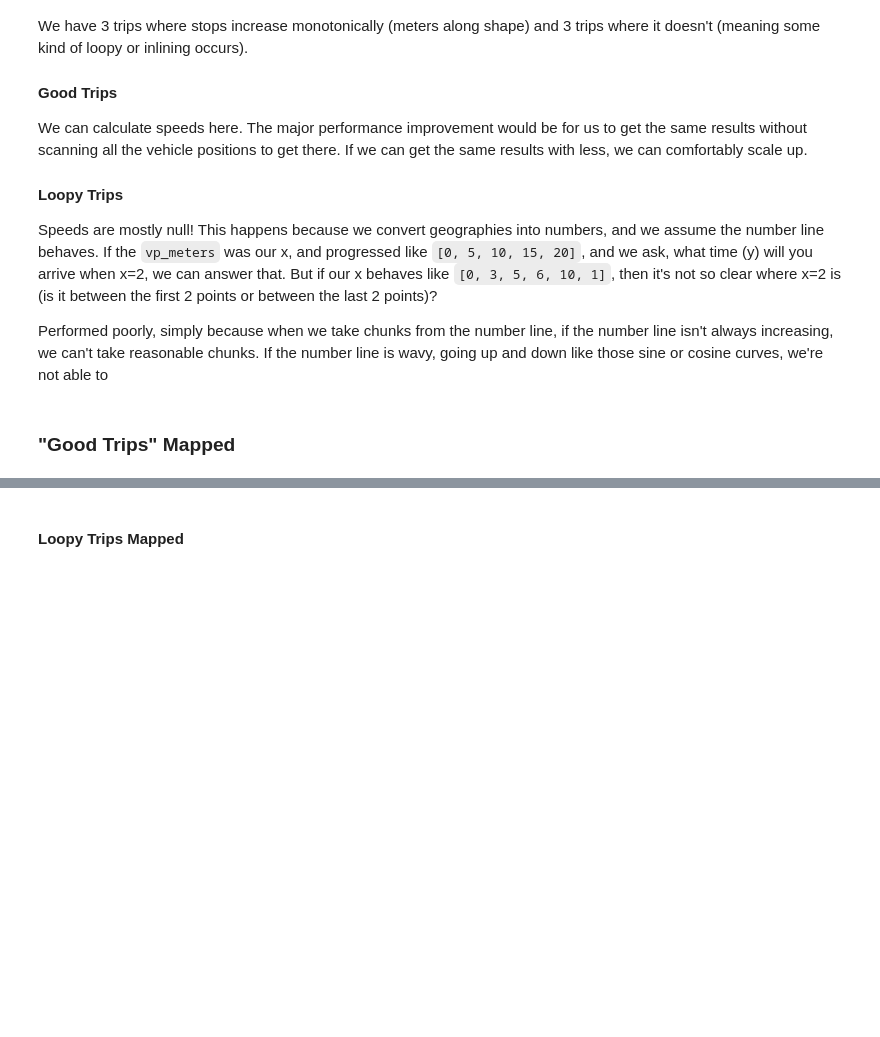
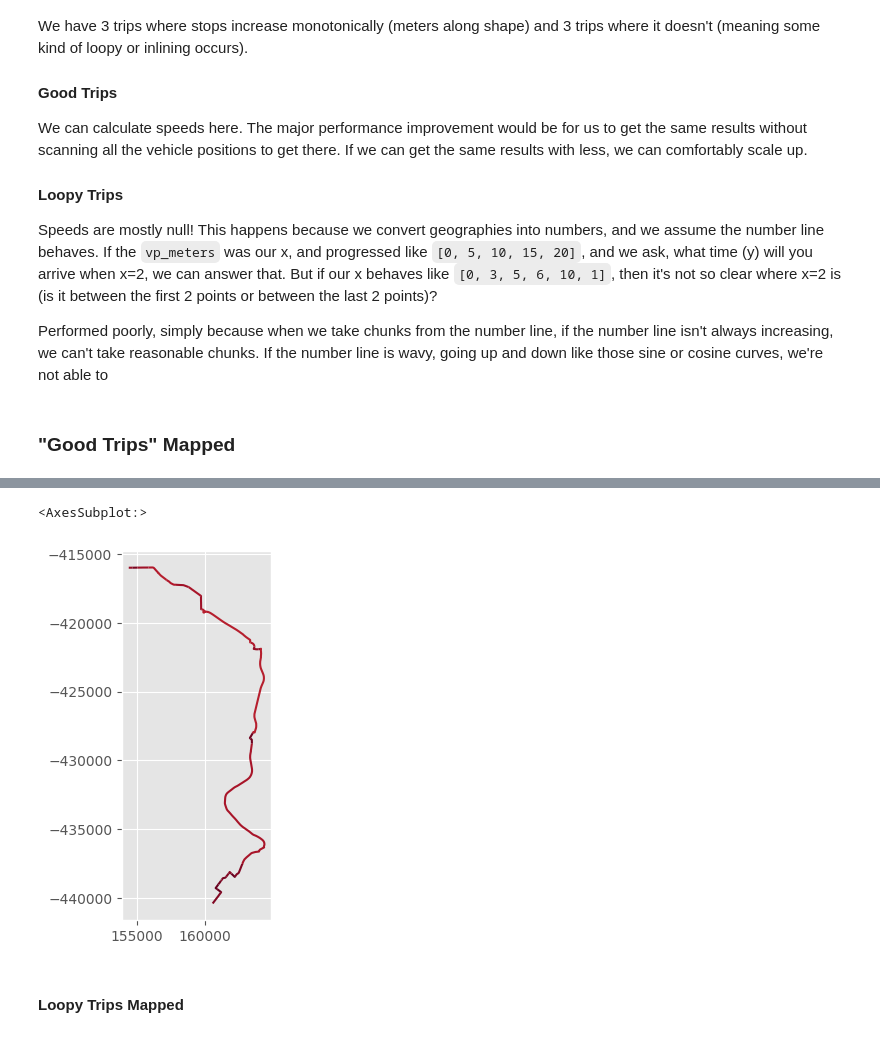
Before and after one commit to tiffanychu90/gtfs-rt-demo, a Jupyter notebook: scripts/01-ladot-shapely-project.ipynb, the cells around one changed output, grey strips where cells are left out. Cells and saved outputs as stored; diff of their text form; code cells hidden in the pictures; blank space fills up the shorter version.

```diff
--- a/scripts/01-ladot-shapely-project.ipynb
+++ b/scripts/01-ladot-shapely-project.ipynb
@@ -219,3 +227,13 @@ compare_utils.speed_map(
+# %%
+compare_utils.speed_map(
+    speed_gdf[
+        (speed_gdf.trip_id.isin(trips_to_use)) & (speed_gdf.service_date=="2024-11-13")
+    ],
+    static=True
+)
+# %% [output]
+<AxesSubplot:>
+[figure, added]
 # %% [markdown]
 #### Loopy Trips Mapped
 # %%
```
Also changed, not shown: parts of 16 cells of this notebook, 4 other files.
